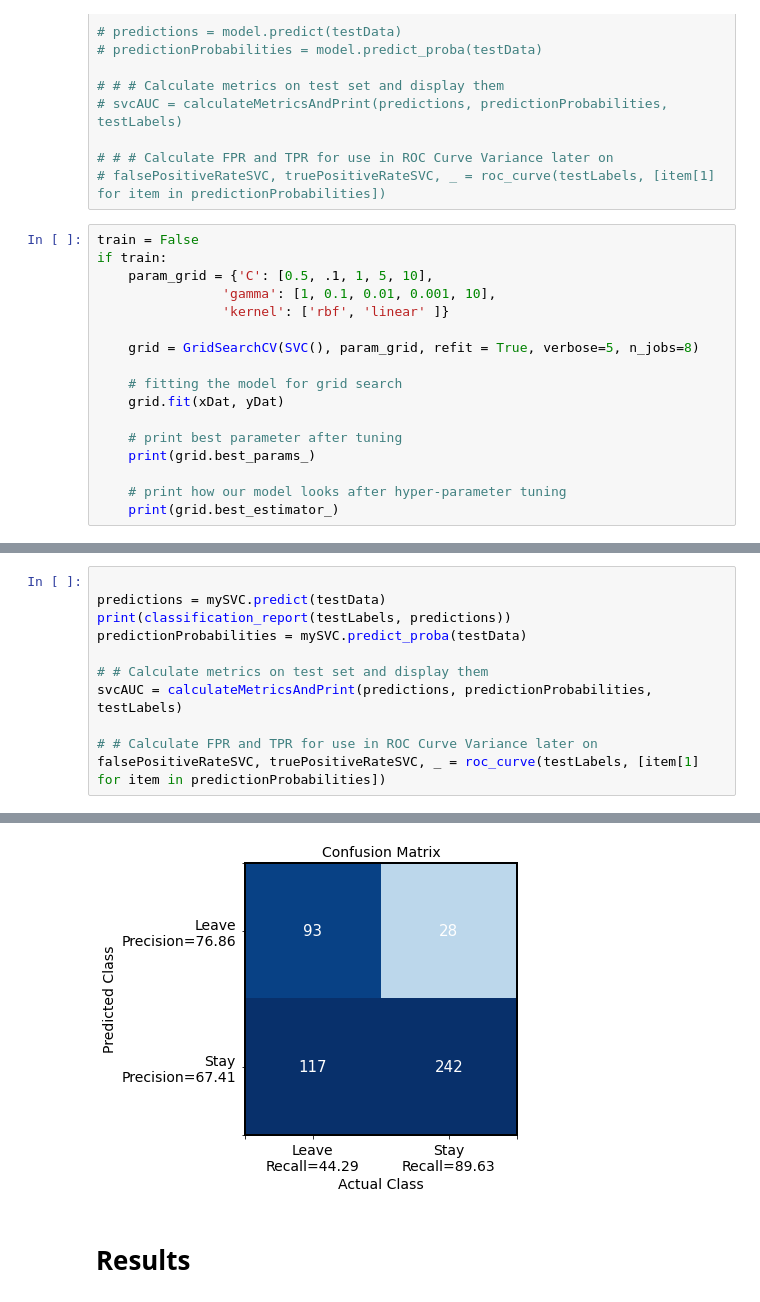
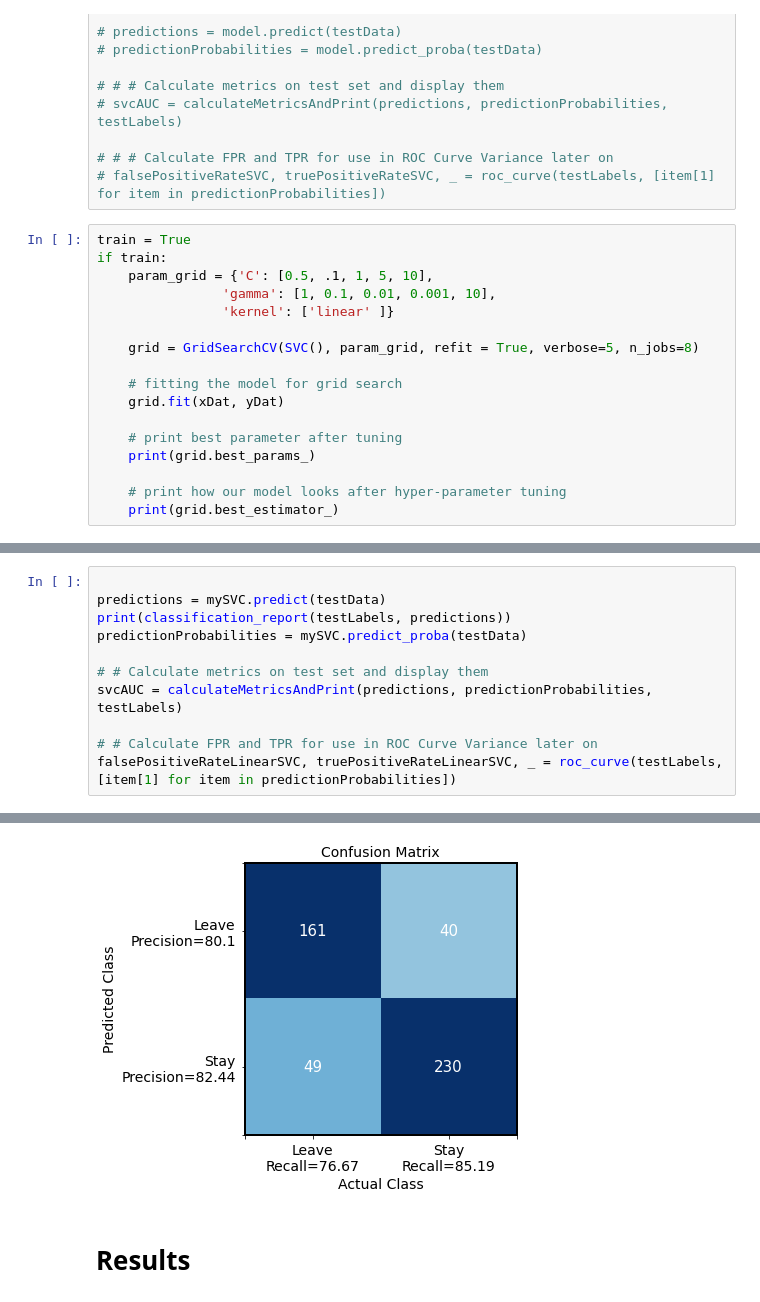
Before and after one commit to greermp/hilton_challenge, a Jupyter notebook: Working.ipynb, the cells around one changed output, grey strips where cells are left out. Cells and saved outputs as stored; diff of their text form.

Commit message:
added linear SVG

```diff
--- a/Working.ipynb
+++ b/Working.ipynb
@@ -817,11 +817,11 @@ from sklearn.calibration import CalibratedClassifierCV
 # # # Calculate FPR and TPR for use in ROC Curve Variance later on
 # falsePositiveRateSVC, truePositiveRateSVC, _ = roc_curve(testLabels, [item[1] for item in predictionProbabilities])
 # %%
-train = False
+train = True
 if train:
     param_grid = {'C': [0.5, .1, 1, 5, 10],
                 'gamma': [1, 0.1, 0.01, 0.001, 10],
-                'kernel': ['rbf', 'linear' ]}
+                'kernel': ['linear' ]}
 
     grid = GridSearchCV(SVC(), param_grid, refit = True, verbose=5, n_jobs=8)
 
@@ -856,7 +907,7 @@ predictionProbabilities = mySVC.predict_proba(testData)
 svcAUC = calculateMetricsAndPrint(predictions, predictionProbabilities, testLabels)
 
 # # Calculate FPR and TPR for use in ROC Curve Variance later on
-falsePositiveRateSVC, truePositiveRateSVC, _ = roc_curve(testLabels, [item[1] for item in predictionProbabilities])
+falsePositiveRateLinearSVC, truePositiveRateLinearSVC, _ = roc_curve(testLabels, [item[1] for item in predictionProbabilities])
 # %% [output]
               precision    recall  f1-score   support
 
@@ -876,4 +927,4 @@ AUC Score: 69.55
-[figure, old version]
+[figure, new version]
 # %% [markdown]
 # Results
 # %%
```
Also changed, not shown: parts of 8 cells of this notebook.
